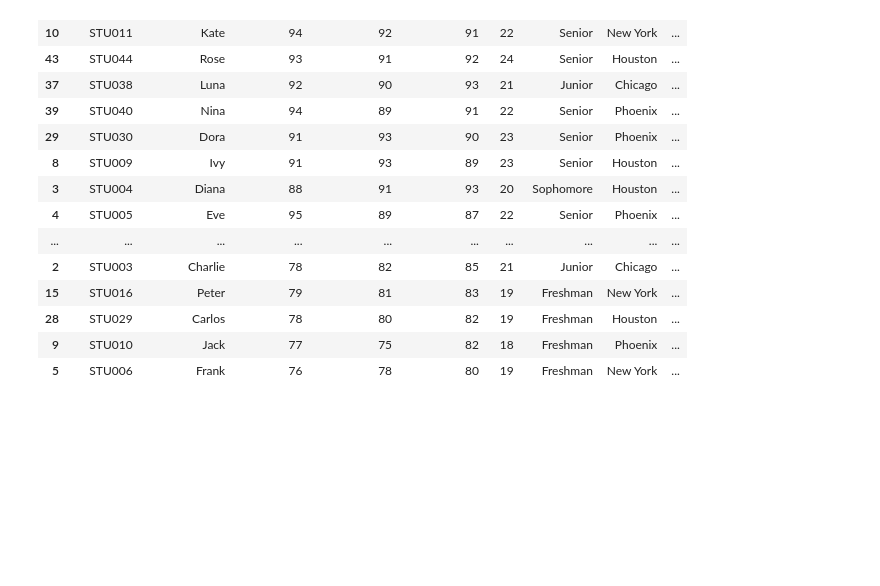
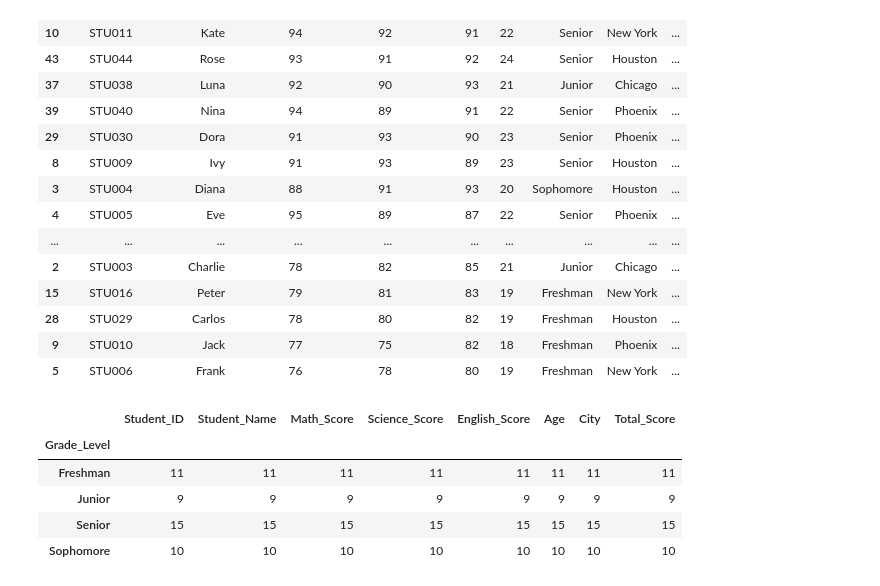
Before and after one commit to elmago07/AI-ML-Learnings, a Jupyter notebook: pandas_learnings.ipynb, the cells around one changed output. Cells and saved outputs as stored; diff of their text form; code cells hidden in the pictures; blank space fills up the shorter version.

```diff
--- a/pandas_learnings.ipynb
+++ b/pandas_learnings.ipynb
@@ -679,6 +679,8 @@ df.sort_index()
 | 43 | STU044 | Rose | 93 | 91 | 92 | 24 | Senior | Houston | ... |
 | 44 | STU045 | Steve | 87 | 85 | 86 | 22 | Senior | Phoenix | ... |
 # %%
+import pandas as pd
+df = pd.read_csv('StudentDataset.csv')
 df['Total_Score'] = df['Science_Score'] + df['Math_Score'] + df['English_Score']
 
 #sort total score (high to low)##
@@ -702,3 +704,12 @@ df_sorted
 | 28 | STU029 | Carlos | 78 | 80 | 82 | 19 | Freshman | Houston | ... |
 | 9 | STU010 | Jack | 77 | 75 | 82 | 18 | Freshman | Phoenix | ... |
 | 5 | STU006 | Frank | 76 | 78 | 80 | 19 | Freshman | New York | ... |
+# %%
+df.groupby('Grade_Level').count()
+# %% [output]
+|  | Student_ID | Student_Name | Math_Score | Science_Score | English_Score | Age | City | Total_Score |
+| Grade_Level |  |  |  |  |  |  |  |  |
+| Freshman | 11 | 11 | 11 | 11 | 11 | 11 | 11 | 11 |
+| Junior | 9 | 9 | 9 | 9 | 9 | 9 | 9 | 9 |
+| Senior | 15 | 15 | 15 | 15 | 15 | 15 | 15 | 15 |
+| Sophomore | 10 | 10 | 10 | 10 | 10 | 10 | 10 | 10 |
```
Also changed, not shown: parts of 8 cells of this notebook.
